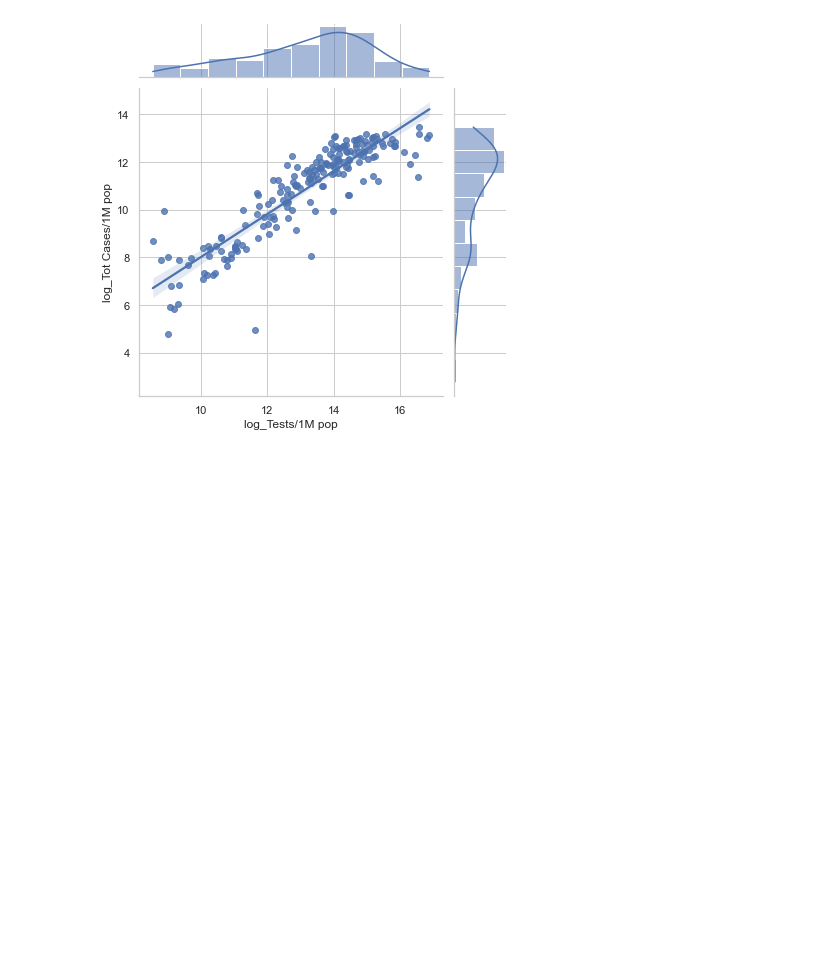
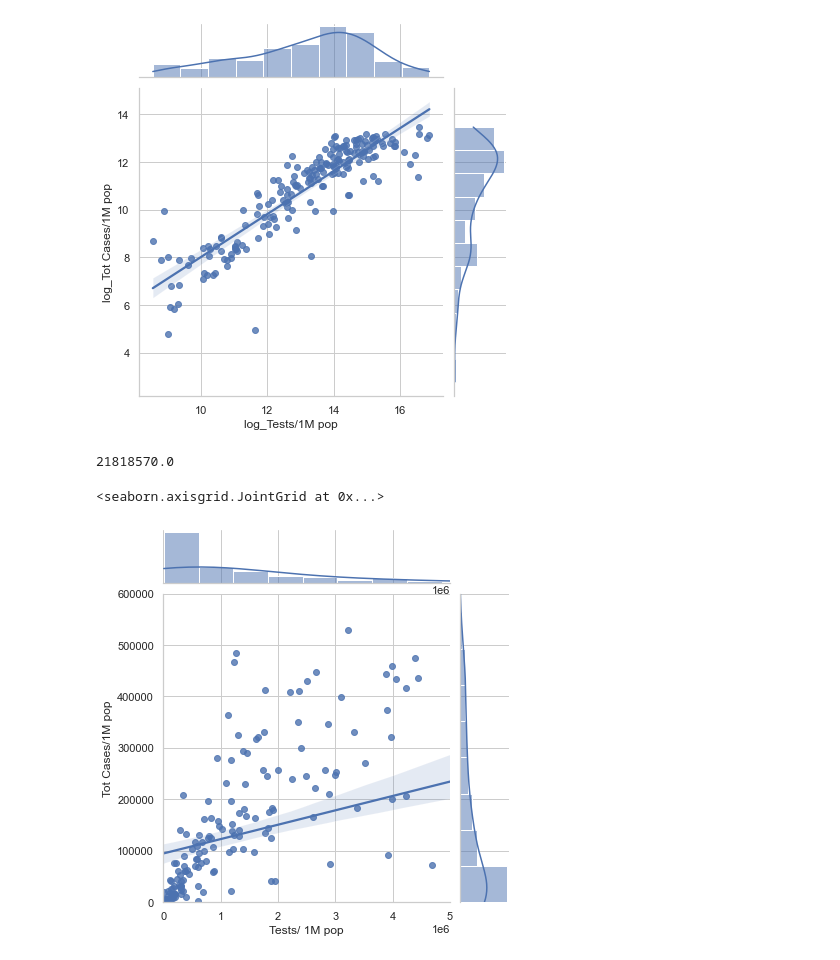
Before and after one commit to tonyvu1289/DV_lab01, a Jupyter notebook: minh.ipynb, the cells around one changed output. Cells and saved outputs as stored; diff of their text form; code cells hidden in the pictures; blank space fills up the shorter version.

```diff
--- a/minh.ipynb
+++ b/minh.ipynb
@@ -113,3 +113,12 @@ g6 = sns.jointplot(x="log_Tests/1M pop", y="log_Tot Cases/1M pop", data=df_log,
 # %% [output]
 [figure]
 [figure]
+# %%
+max(df['Tests/ 1M pop'].dropna())
+# %% [output]
+21818570.0
+# %%
+sns.jointplot(x="Tests/ 1M pop", y="Tot Cases/1M pop", data=df,  kind="reg", xlim = [0,5000000], ylim = [0,600000])
+# %% [output]
+<seaborn.axisgrid.JointGrid at 0x...>
+[figure, added]
```
Also changed, not shown: parts of 8 cells of this notebook.
